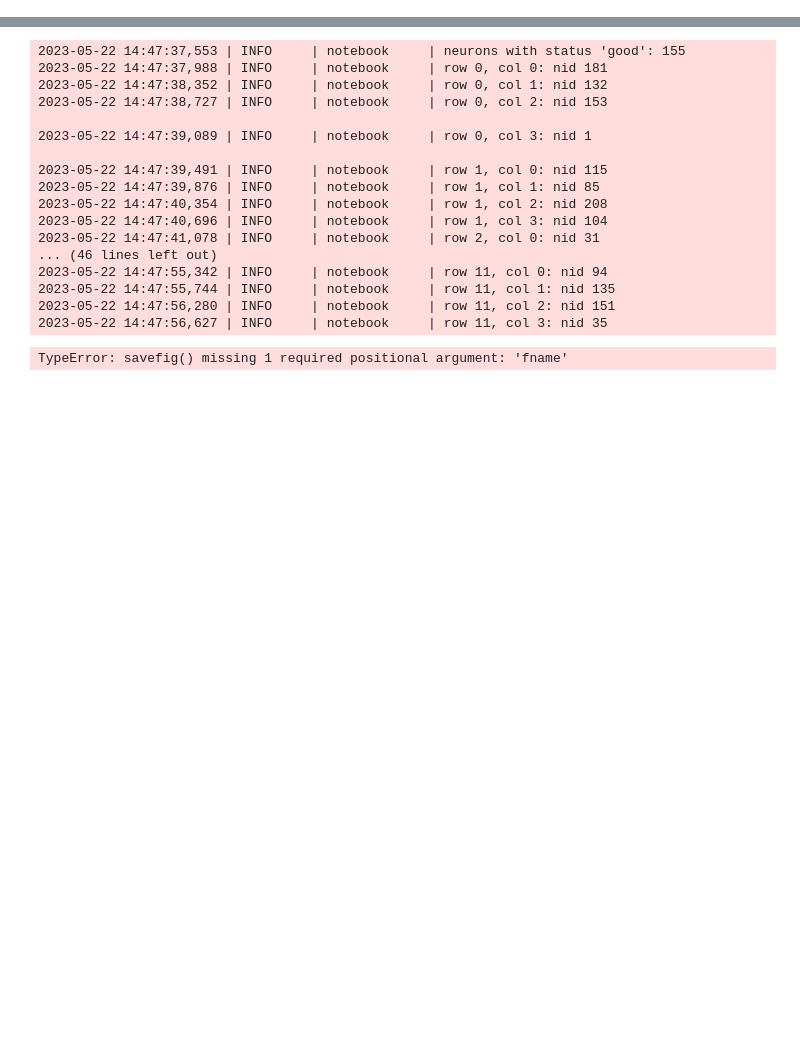
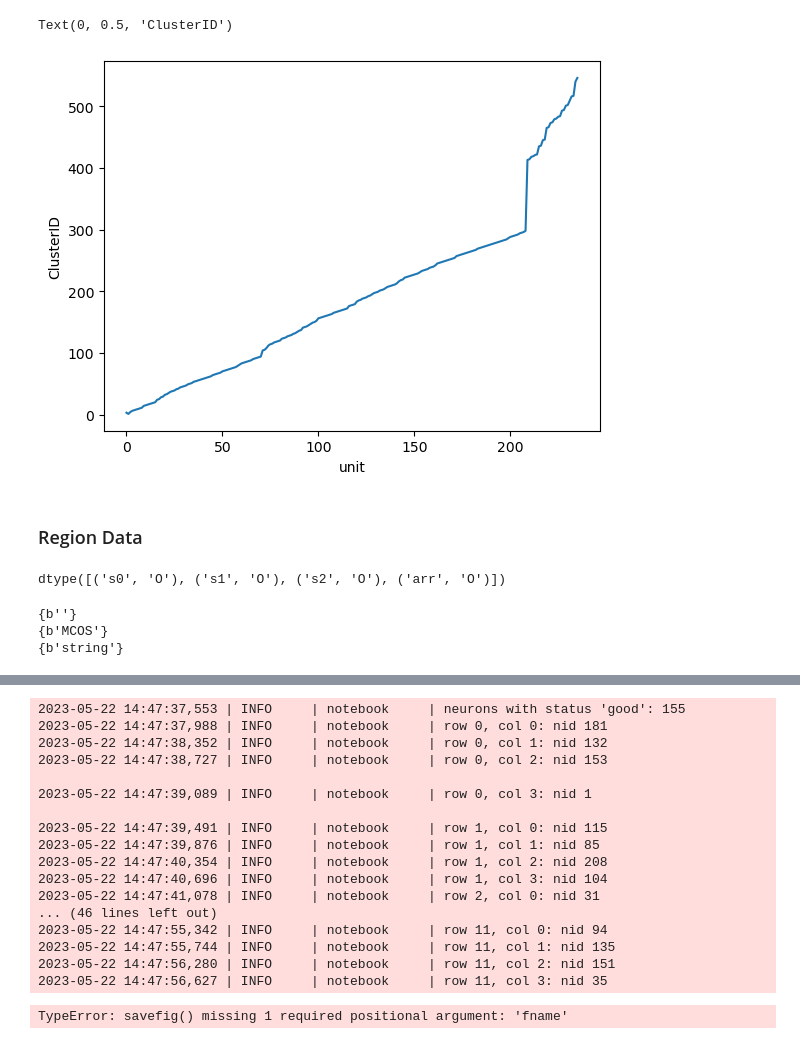
Before and after one commit to CarlosErnestoMA/mouse_visual_timescales, a Jupyter notebook: pigeon_data/scratchpad.ipynb, the cells around one changed output, grey strips where cells are left out. Drawn from its saved outputs; the diff is of its cells as text; code cells hidden in the pictures; blank space fills up the shorter version.

```diff
--- a/pigeon_data/scratchpad.ipynb
+++ b/pigeon_data/scratchpad.ipynb
@@ -46,0 +132,33 @@ for n_id in range(0, len(data)):
+# %%
+# PLot "ClusterID"
+readout_n = [prepped[id]["clusterID"] for id in prepped.keys()]
+
+plt.plot(readout_n)
+plt.xlabel("unit")
+plt.ylabel("ClusterID")
+# %% [output]
+Text(0, 0.5, 'ClusterID')
+[figure, added]
+# %% [markdown]
+### Region Data
+# %%
+# Region data consists out of three strings and one arrayy
+
+prepped[0]["region"].dtype
+# %% [output]
+dtype([('s0', 'O'), ('s1', 'O'), ('s2', 'O'), ('arr', 'O')])
+# %%
+# Check for unique string values in the region info (index 0 to 2)
+
+region_first_strings = [prepped[id]["region"][0] for id in range(len(prepped))]
+region_second_strings = [prepped[id]["region"][1] for id in range(len(prepped))]
+region_third_strings = [prepped[id]["region"][2] for id in range(len(prepped))]
+
+for listt in [region_first_strings, region_second_strings, region_third_strings]:
+    print(set(listt))
+
+# All units have same three entries
+# %% [output]
+{b''}
+{b'MCOS'}
+{b'string'}
```
Also changed, not shown: parts of 17 cells of this notebook, 1 other file.
